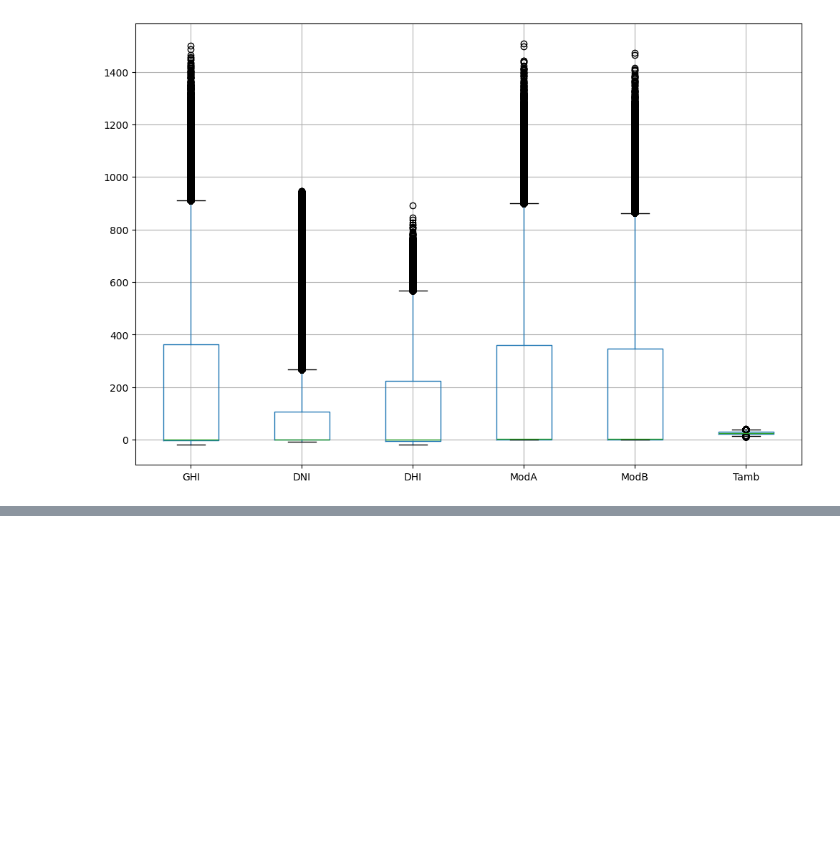
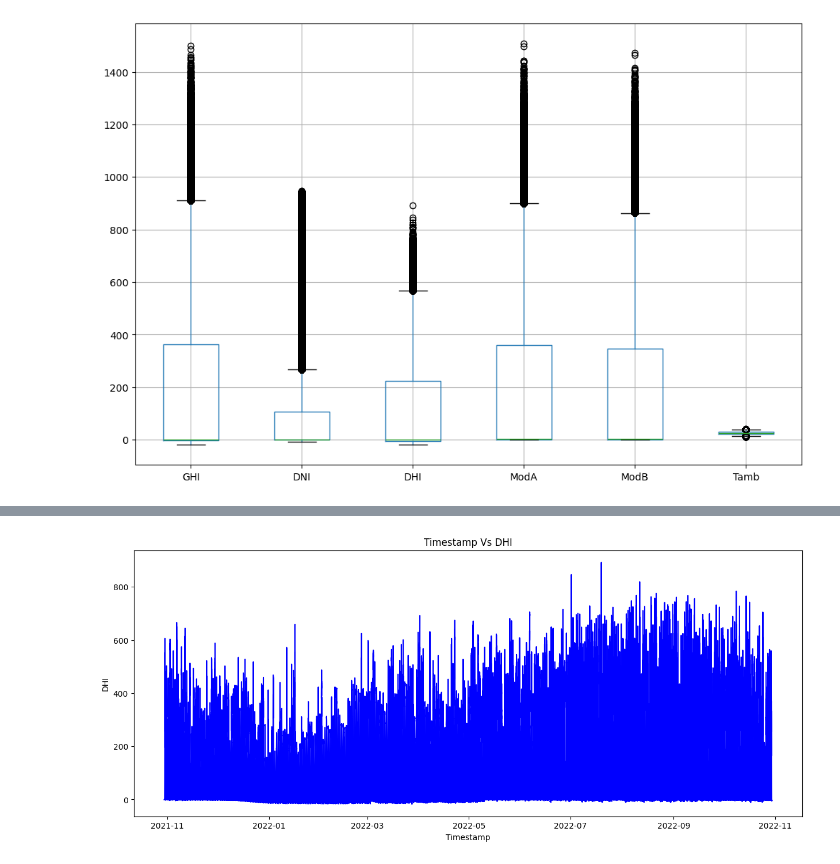
Before and after one commit to Kidist-c/solar-challenge-week1, a Jupyter notebook: notebooks/sierraleone-eda.ipynb, the cells around one changed output, grey strips where cells are left out. Saved outputs shown, nothing was run; the diff lists cells and outputs as text; code cells hidden in the pictures; blank space fills up the shorter version.

```diff
--- a/notebooks/sierraleone-eda.ipynb
+++ b/notebooks/sierraleone-eda.ipynb
@@ -130,0 +175,10 @@ sierra_cp.to_csv('../data/sierraleone-bumbuna-cleaned.csv',index=False)
+# %%
+# Timestamp vs DHI plot
+plt.figure(figsize=(15,6))
+plt.plot(sierra_cp.index,sierra_cp["DHI"],color='blue')
+plt.title('Timestamp Vs DHI')
+plt.xlabel('Timestamp')
+plt.ylabel('DHI')
+plt.show()
+# %% [output]
+[figure, added]
```
Also changed, not shown: parts of 7 cells of this notebook.
